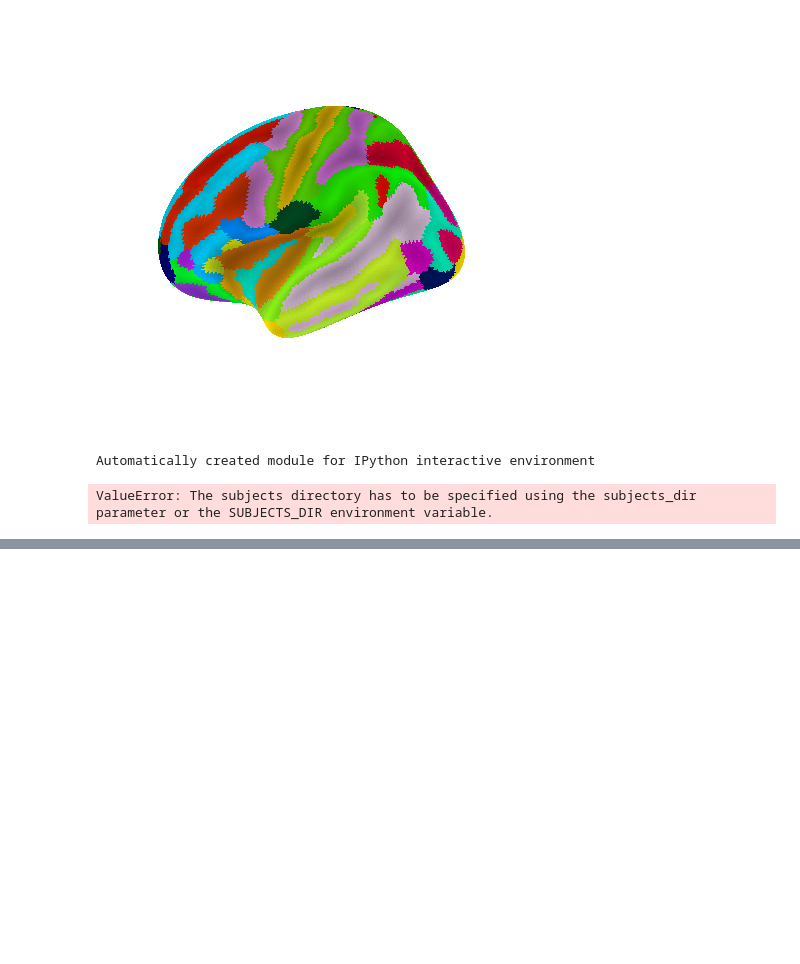
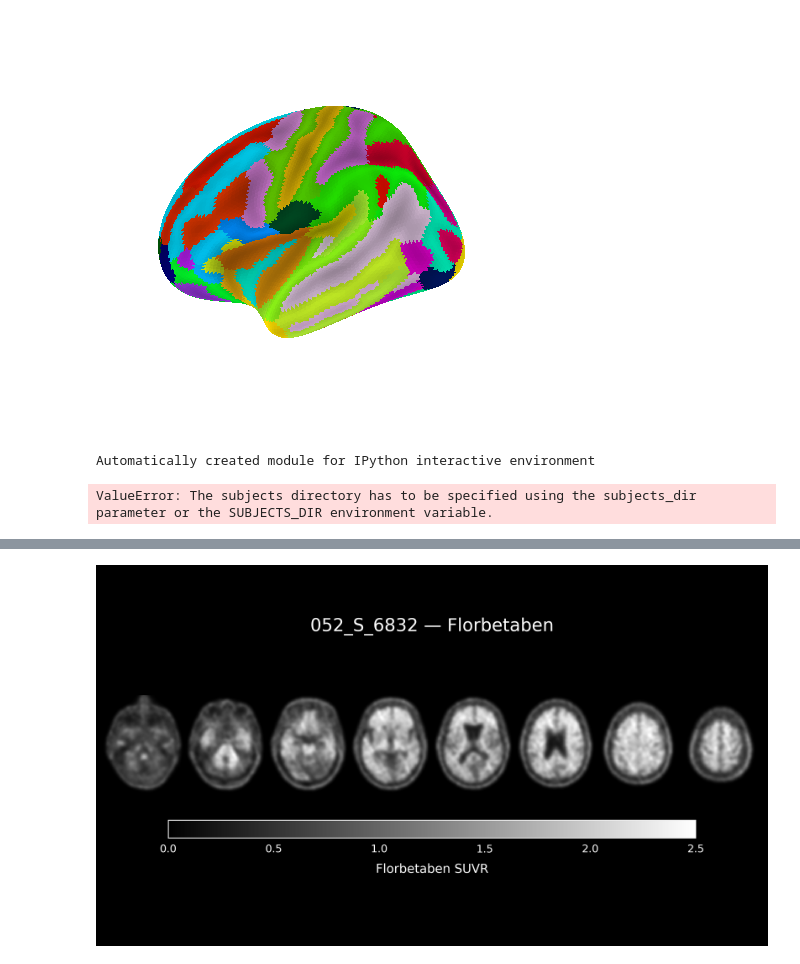
Before and after one commit to dschonhaut/leads_tau_spread, a Jupyter notebook: plot_brain.ipynb, the cells around one changed output, grey strips where cells are left out. Drawn from its saved outputs; the diff is of its cells as text; code cells hidden in the pictures; blank space fills up the shorter version.

Commit message:
Starting a new file to format FreeSurfer ROIs

```diff
--- a/plot_brain.ipynb
+++ b/plot_brain.ipynb
@@ -102,0 +428,95 @@ ValueError: The subjects directory has to be specified using the subjects_dir pa
+# %%
+base_dir = "/Volumes/petcore/Projects/ADNI_Reads/data/proc"
+subj = "052_S_6832"
+tracer = "FBB"
+infiles = glob(op.join(base_dir, f"sub-{subj}", "**", "rs8mean_*.nii*"), recursive=True)
+assert len(infiles) == 1
+
+infile = infiles[0]
+display_mode = "z"
+cut_coords = [-51, -30, -21, -6, 9, 24, 39, 54]
+annotate = False
+draw_cross = False
+colorbar = False
+cbar_tick_format = "%.2f"
+title = None
+fig = None
+ax = None
+figsize = (13.33, 7.5)
+dpi = 300
+font = {"tick": 12, "label": 14, "title": 20, "annot": 12}
+
+# ----------------------------------------------------------------------
+tracer_fancy = {"FBB": "Florbetaben", "FBP": "Florbetapir"}[tracer]
+if tracer == "FBB":
+    cmap = "binary_r"
+    vmin = 0
+    vmax = 2.5
+    cbar_ticks = [0, 0.5, 1, 1.5, 2, 2.5]
+    facecolor = "k"
+    fontcolor = "w"
+    black_bg = True
+elif tracer == "FBP":
+    cmap = "binary"
+    vmin = 0
+    vmax = 2.2
+    cbar_ticks = [0, 0.5, 1, 1.5, 2, 2.5]
+    facecolor = "w"
+    fontcolor = "k"
+    black_bg = False
+
+# Make the plot.
+plt.close("all")
+fig, ax = plt.subplots(3, 1, height_ratios=[1.2, 6, 1.8], figsize=figsize, dpi=dpi)
+ax = np.ravel(ax)
+
+iax = 1
+_ax = ax[iax]
+display = plotting.plot_anat(
+    infile,
+    cut_coords=cut_coords,
+    display_mode=display_mode,
+    annotate=annotate,
+    draw_cross=draw_cross,
+    black_bg=black_bg,
+    cmap=cmap,
+    colorbar=colorbar,
+    cbar_tick_format=cbar_tick_format,
+    vmin=vmin,
+    vmax=vmax,
+    title=title,
+    figure=fig,
+    axes=_ax,
+    )
+
+# Add the colorbar.
+norm = plt.Normalize(vmin=vmin, vmax=vmax)
+cbar = plt.colorbar(
+    plt.cm.ScalarMappable(norm=norm, cmap=cmap),
+    ax=_ax,
+    location='bottom',
+    pad=0.1,
+    shrink=0.8,
+    aspect=30,
+    drawedges=False,
+)
+cbar.outline.set_color(fontcolor)
+cbar.outline.set_linewidth(1)
+cbar.ax.tick_params(labelsize=font["tick"], labelcolor=fontcolor)
+cbar.ax.set_xticks(cbar_ticks)
+cbar.ax.set_xlabel(f"{tracer_fancy} SUVR", fontsize=font["label"], color=fontcolor, labelpad=10)
+
+# Format the top and bottom of the figure.
+for iax in [0, 2]:
+    _ax = ax[iax]
+    _ax.axis("off")
+
+_ax = ax[1]
+_ax.set_title(f"{subj} — {tracer_fancy}", fontsize=font["title"], color=fontcolor)
+
+for iax in range(len(ax)):
+    _ax = ax[iax]
+    _ax.set_facecolor(facecolor)
+fig.patch.set_facecolor(facecolor)
+# %% [output]
+[figure, added]
```
Also changed, not shown: parts of 22 cells of this notebook, 1 other file.
